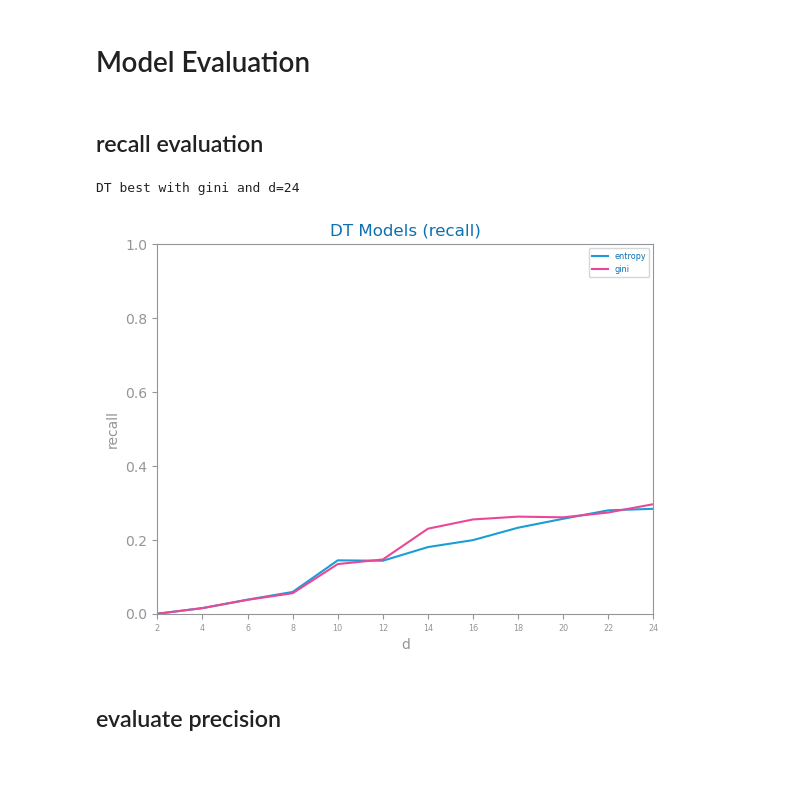
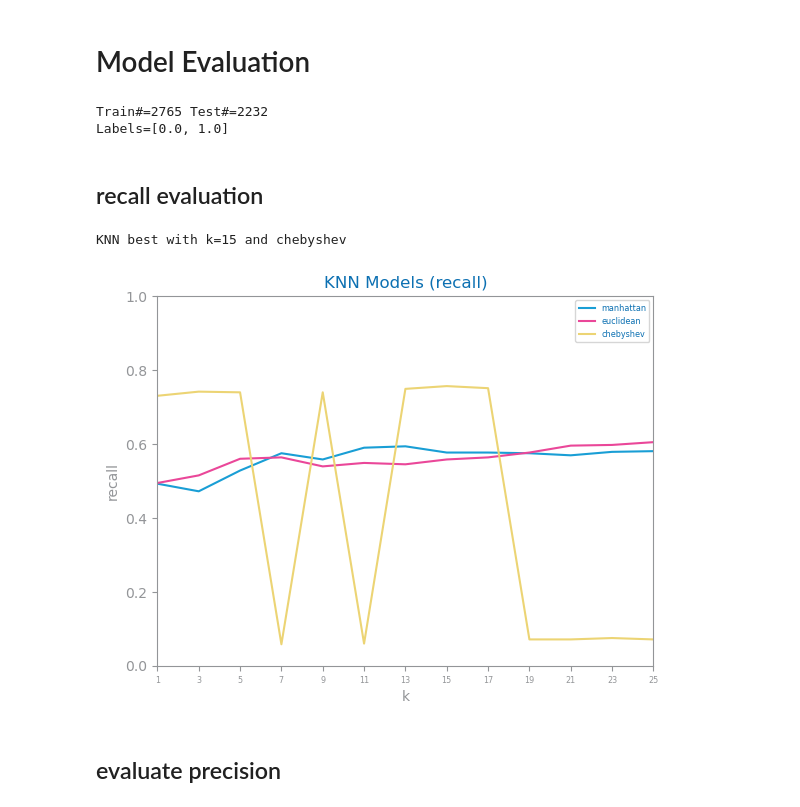
Before and after one commit to jvanalytics/ist_dash_2024_rec, a Jupyter notebook: notebooks/google_merch_store/9_ga4_merch_eval_KNN.ipynb, the cells around one changed output. Drawn from its saved outputs; the diff is of its cells as text; code cells hidden in the pictures; blank space fills up the shorter version.

```diff
--- a/notebooks/google_merch_store/9_ga4_merch_eval_KNN.ipynb
+++ b/notebooks/google_merch_store/9_ga4_merch_eval_KNN.ipynb
@@ -110,16 +128,25 @@ show()
 # %% [markdown]
 # Model Evaluation
+# %%
+if test_data==True:
+
+    trnX, tstX, trnY, tstY, labels, vars = read_train_test_from_files(train, test, target)
+    print(f'Train#={len(trnX)} Test#={len(tstX)}')
+    print(f'Labels={labels}')
+# %% [output]
+Train#=2765 Test#=2232
+Labels=[0.0, 1.0]
 # %% [markdown]
 ## recall evaluation
 # %%
 if evaluate==True:
 
     best_model_recall, recall_params = knn_study(trnX, trnY, tstX, tstY, k_max=25, metric='recall')
-    savefig(f'images/{file_tag}_dt_{eval_metric}_study.png')
+    savefig(f'images/{file_tag}_knn_recall_study.png')
     show()
 # %% [output]
-DT best with gini and d=24
+KNN best with k=15 and chebyshev
-[figure, old version]
+[figure, new version]
 # %% [markdown]
 ## evaluate precision
 # %%
```
Also changed, not shown: parts of 8 cells of this notebook, 3 other files.
